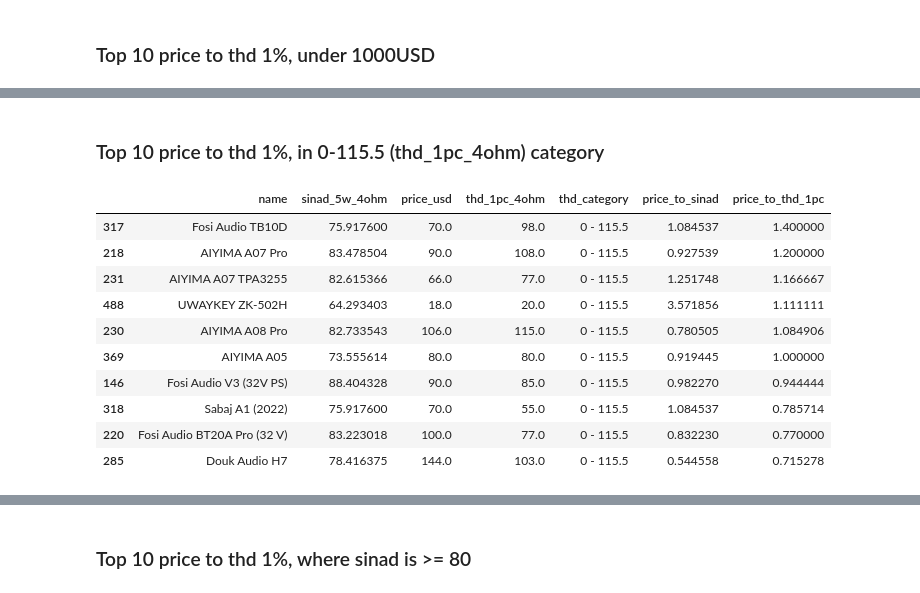
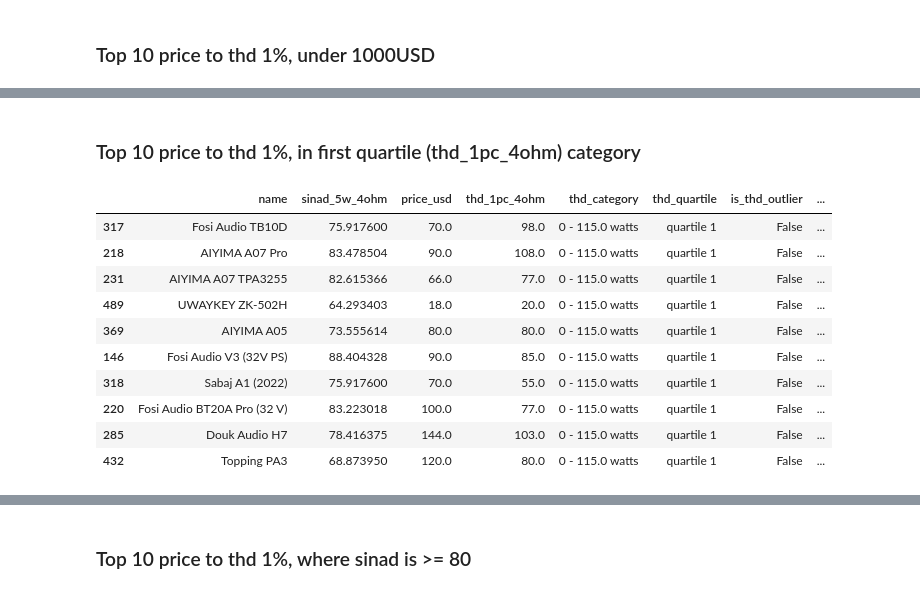
Before and after one commit to danielc92/hifi-analysis, a Jupyter notebook: parts analysis.ipynb, the cells around one changed output, grey strips where cells are left out. Saved outputs shown, nothing was run; the diff lists cells and outputs as text; code cells hidden in the pictures.

```diff
--- a/parts analysis.ipynb
+++ b/parts analysis.ipynb
@@ -61,15 +61,41 @@ describe
 first_quartile_thd_bound = describe.loc["25%", "thd_1pc_4ohm"]
 second_quartile_thd_bound = describe.loc["50%", "thd_1pc_4ohm"]
 third_quartile_thd_bound = describe.loc["75%", "thd_1pc_4ohm"]
+# %%
+# an outlier is any number less than or greater than .
+interquartile_range = third_quartile_thd_bound - first_quartile_thd_bound
+lower_bound_outlier = first_quartile_thd_bound - (1.5 * interquartile_range)
+upper_bound_outlier = third_quartile_thd_bound + (1.5 * interquartile_range)
+
+def is_thd_outlier(thd):
+    if thd > upper_bound_outlier or thd < lower_bound_outlier:
+        return True
+    return False
 # %%
+quartile_dict = {
+    "Q1": f"0 - {first_quartile_thd_bound} watts",
+    "Q2": f"{first_quartile_thd_bound} watts - {second_quartile_thd_bound} watts",
+    "Q3": f"{second_quartile_thd_bound} watts - {third_quartile_thd_bound} watts",
+    "Q4": f"{third_quartile_thd_bound} watts and above"
+}
+
 def parse_thd_category(thd):
     if (thd < first_quartile_thd_bound):
-        return f"0 - {first_quartile_thd_bound}"
+        return quartile_dict["Q1"]
     elif (thd < second_quartile_thd_bound):
-        return f"{first_quartile_thd_bound} - {second_quartile_thd_bound}"
+        return quartile_dict["Q2"]
     elif (thd < third_quartile_thd_bound):
-        return f"{second_quartile_thd_bound} - {third_quartile_thd_bound}"
-    return f"{third_quartile_thd_bound} and above"
+        return quartile_dict["Q3"]
+    return quartile_dict["Q4"]
+
+def parse_thd_category_as_quartile(thd):
+    if (thd < first_quartile_thd_bound):
+        return "quartile 1"
+    elif (thd < second_quartile_thd_bound):
+        return "quartile 2"
+    elif (thd < third_quartile_thd_bound):
+        return "quartile 3"
+    return "quartile 4"
 # %%
 def parse_usd(price):
     parsed = re.match("^\d+",  str(price))
@@ -96,6 +124,8 @@ data["price_usd"] = data["price_usd"].apply(parse_usd)
 data = data[data["price_usd"] > 0]
 # %%
 data["thd_category"] = data["thd_1pc_4ohm"].apply(parse_thd_category)
+data["thd_quartile"] = data["thd_1pc_4ohm"].apply(parse_thd_category_as_quartile)
+data["is_thd_outlier"] = data["thd_1pc_4ohm"].apply(is_thd_outlier)
 # %%
 data["price_to_sinad"] = data.apply(lambda x: x.sinad_5w_4ohm / x.price_usd, axis=1)
 data["price_to_thd_1pc"] = data.apply(lambda x: x.thd_1pc_4ohm / x.price_usd, axis=1)
@@ -245,20 +275,21 @@ display_and_export_ranked_horizontal_bar_chart(
 # %% [output]
 [drawing not drawn]
 # %% [markdown]
-### Top 10 price to thd 1%, in 0-115.5 (thd_1pc_4ohm) category
+### Top 10 price to thd 1%, in first quartile (thd_1pc_4ohm) category
 # %%
-data[
-    data["thd_category"] == "0 - 115.5"
+subset = data[
+    data["thd_quartile"] == "quartile 1"
 ].sort_values("price_to_thd_1pc", ascending=False).head(10)
+subset
 # %% [output]
-|  | name | sinad_5w_4ohm | price_usd | thd_1pc_4ohm | thd_category | price_to_sinad | price_to_thd_1pc |
-| 317 | Fosi Audio TB10D | 75.917600 | 70.0 | 98.0 | 0 - 115.5 | 1.084537 | 1.400000 |
-| 218 | AIYIMA A07 Pro | 83.478504 | 90.0 | 108.0 | 0 - 115.5 | 0.927539 | 1.200000 |
-| 231 | AIYIMA A07 TPA3255 | 82.615366 | 66.0 | 77.0 | 0 - 115.5 | 1.251748 | 1.166667 |
-| 488 | UWAYKEY ZK-502H | 64.293403 | 18.0 | 20.0 | 0 - 115.5 | 3.571856 | 1.111111 |
-| 230 | AIYIMA A08 Pro | 82.733543 | 106.0 | 115.0 | 0 - 115.5 | 0.780505 | 1.084906 |
-| 369 | AIYIMA A05 | 73.555614 | 80.0 | 80.0 | 0 - 115.5 | 0.919445 | 1.000000 |
-| 146 | Fosi Audio V3 (32V PS) | 88.404328 | 90.0 | 85.0 | 0 - 115.5 | 0.982270 | 0.944444 |
-| 318 | Sabaj A1 (2022) | 75.917600 | 70.0 | 55.0 | 0 - 115.5 | 1.084537 | 0.785714 |
-| 220 | Fosi Audio BT20A Pro (32 V) | 83.223018 | 100.0 | 77.0 | 0 - 115.5 | 0.832230 | 0.770000 |
-| 285 | Douk Audio H7 | 78.416375 | 144.0 | 103.0 | 0 - 115.5 | 0.544558 | 0.715278 |
+|  | name | sinad_5w_4ohm | price_usd | thd_1pc_4ohm | thd_category | thd_quartile | is_thd_outlier | ... |
+| 317 | Fosi Audio TB10D | 75.917600 | 70.0 | 98.0 | 0 - 115.0 watts | quartile 1 | False | ... |
+| 218 | AIYIMA A07 Pro | 83.478504 | 90.0 | 108.0 | 0 - 115.0 watts | quartile 1 | False | ... |
+| 231 | AIYIMA A07 TPA3255 | 82.615366 | 66.0 | 77.0 | 0 - 115.0 watts | quartile 1 | False | ... |
+| 489 | UWAYKEY ZK-502H | 64.293403 | 18.0 | 20.0 | 0 - 115.0 watts | quartile 1 | False | ... |
+| 369 | AIYIMA A05 | 73.555614 | 80.0 | 80.0 | 0 - 115.0 watts | quartile 1 | False | ... |
+| 146 | Fosi Audio V3 (32V PS) | 88.404328 | 90.0 | 85.0 | 0 - 115.0 watts | quartile 1 | False | ... |
+| 318 | Sabaj A1 (2022) | 75.917600 | 70.0 | 55.0 | 0 - 115.0 watts | quartile 1 | False | ... |
+| 220 | Fosi Audio BT20A Pro (32 V) | 83.223018 | 100.0 | 77.0 | 0 - 115.0 watts | quartile 1 | False | ... |
+| 285 | Douk Audio H7 | 78.416375 | 144.0 | 103.0 | 0 - 115.0 watts | quartile 1 | False | ... |
+| 432 | Topping PA3 | 68.873950 | 120.0 | 80.0 | 0 - 115.0 watts | quartile 1 | False | ... |
```
Also changed, not shown: parts of 33 cells of this notebook, 14 other files.
